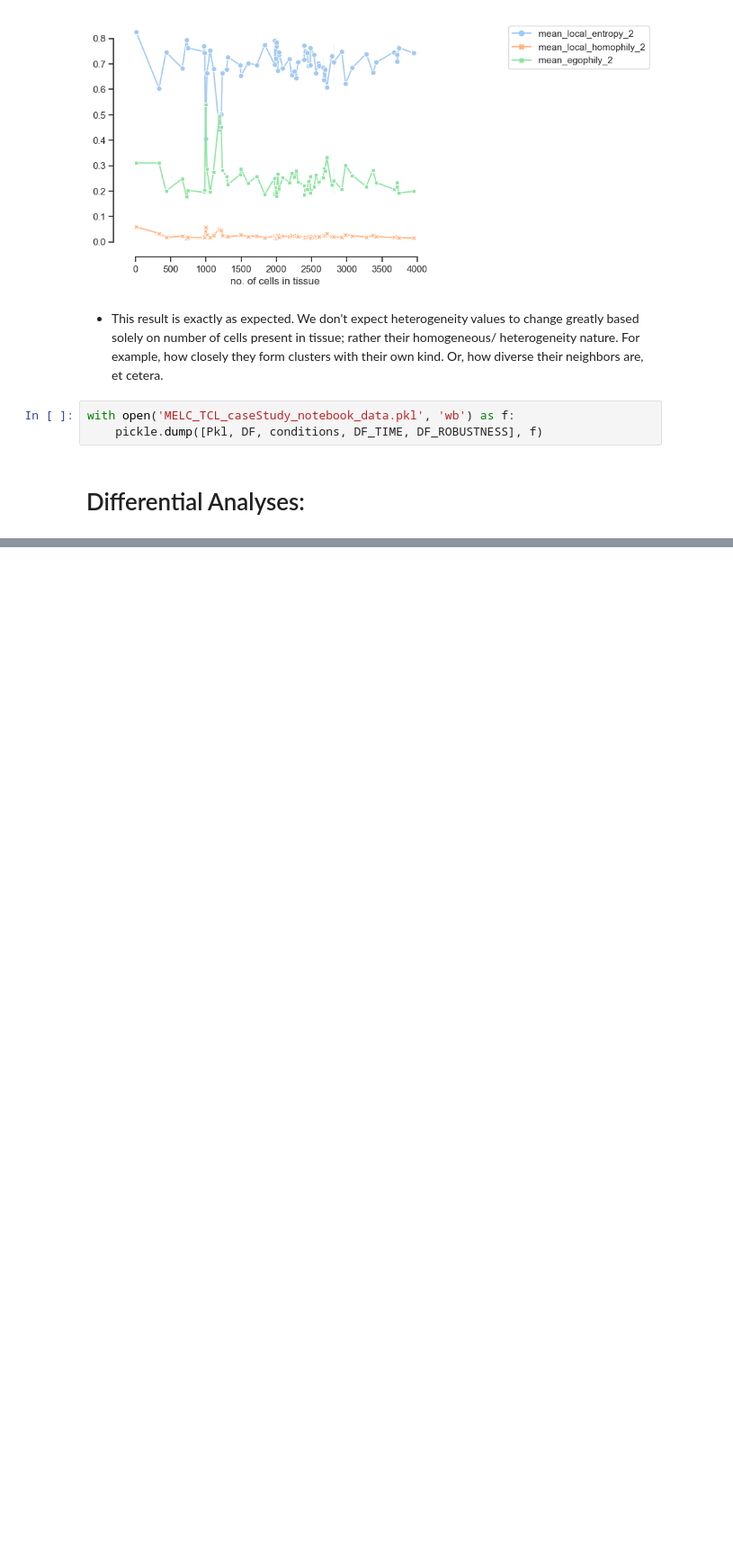
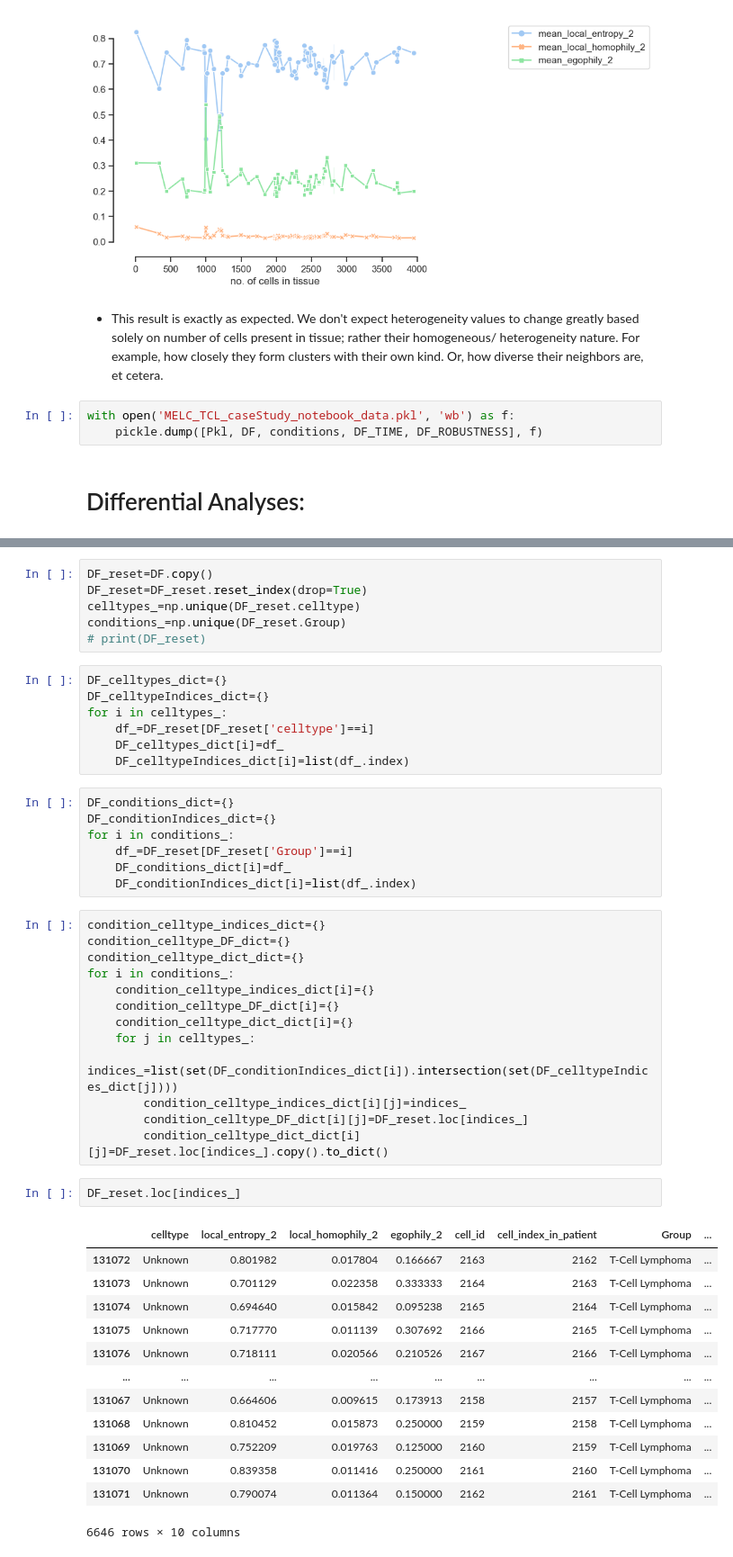
Before and after one commit to bionetslab/SHouT, a Jupyter notebook: MELC_TCL_caseStudy.ipynb, the cells around one changed output, grey strips where cells are left out. Shown at 90% size. Cells and saved outputs as stored; diff of their text form; blank space fills up the shorter version.

```diff
--- a/MELC_TCL_caseStudy.ipynb
+++ b/MELC_TCL_caseStudy.ipynb
@@ -266,0 +285,49 @@ with open('MELC_TCL_caseStudy_notebook_data.pkl', 'wb') as f:
+# %%
+DF_reset=DF.copy()
+DF_reset=DF_reset.reset_index(drop=True)
+celltypes_=np.unique(DF_reset.celltype)
+conditions_=np.unique(DF_reset.Group)
+# print(DF_reset)
+# %%
+DF_celltypes_dict={}
+DF_celltypeIndices_dict={}
+for i in celltypes_:
+    df_=DF_reset[DF_reset['celltype']==i]
+    DF_celltypes_dict[i]=df_
+    DF_celltypeIndices_dict[i]=list(df_.index)
+# %%
+DF_conditions_dict={}
+DF_conditionIndices_dict={}
+for i in conditions_:
+    df_=DF_reset[DF_reset['Group']==i]
+    DF_conditions_dict[i]=df_
+    DF_conditionIndices_dict[i]=list(df_.index)
+# %%
+condition_celltype_indices_dict={}
+condition_celltype_DF_dict={}
+condition_celltype_dict_dict={}
+for i in conditions_:
+    condition_celltype_indices_dict[i]={}
+    condition_celltype_DF_dict[i]={}
+    condition_celltype_dict_dict[i]={}
+    for j in celltypes_:
+        indices_=list(set(DF_conditionIndices_dict[i]).intersection(set(DF_celltypeIndices_dict[j])))
+        condition_celltype_indices_dict[i][j]=indices_
+        condition_celltype_DF_dict[i][j]=DF_reset.loc[indices_]
+        condition_celltype_dict_dict[i][j]=DF_reset.loc[indices_].copy().to_dict()
+# %%
+DF_reset.loc[indices_]
+# %% [output]
+|  | celltype | local_entropy_2 | local_homophily_2 | egophily_2 | cell_id | cell_index_in_patient | Group | ... |
+| 131072 | Unknown | 0.801982 | 0.017804 | 0.166667 | 2163 | 2162 | T-Cell Lymphoma | ... |
+| 131073 | Unknown | 0.701129 | 0.022358 | 0.333333 | 2164 | 2163 | T-Cell Lymphoma | ... |
+| 131074 | Unknown | 0.694640 | 0.015842 | 0.095238 | 2165 | 2164 | T-Cell Lymphoma | ... |
+| 131075 | Unknown | 0.717770 | 0.011139 | 0.307692 | 2166 | 2165 | T-Cell Lymphoma | ... |
+| 131076 | Unknown | 0.718111 | 0.020566 | 0.210526 | 2167 | 2166 | T-Cell Lymphoma | ... |
+| ... | ... | ... | ... | ... | ... | ... | ... | ... |
+| 131067 | Unknown | 0.664606 | 0.009615 | 0.173913 | 2158 | 2157 | T-Cell Lymphoma | ... |
+| 131068 | Unknown | 0.810452 | 0.015873 | 0.250000 | 2159 | 2158 | T-Cell Lymphoma | ... |
+| 131069 | Unknown | 0.752209 | 0.019763 | 0.125000 | 2160 | 2159 | T-Cell Lymphoma | ... |
+| 131070 | Unknown | 0.839358 | 0.011416 | 0.250000 | 2161 | 2160 | T-Cell Lymphoma | ... |
+| 131071 | Unknown | 0.790074 | 0.011364 | 0.150000 | 2162 | 2161 | T-Cell Lymphoma | ... |
+6646 rows × 10 columns
```
Also changed, not shown: parts of 23 cells of this notebook, 11 other files.
